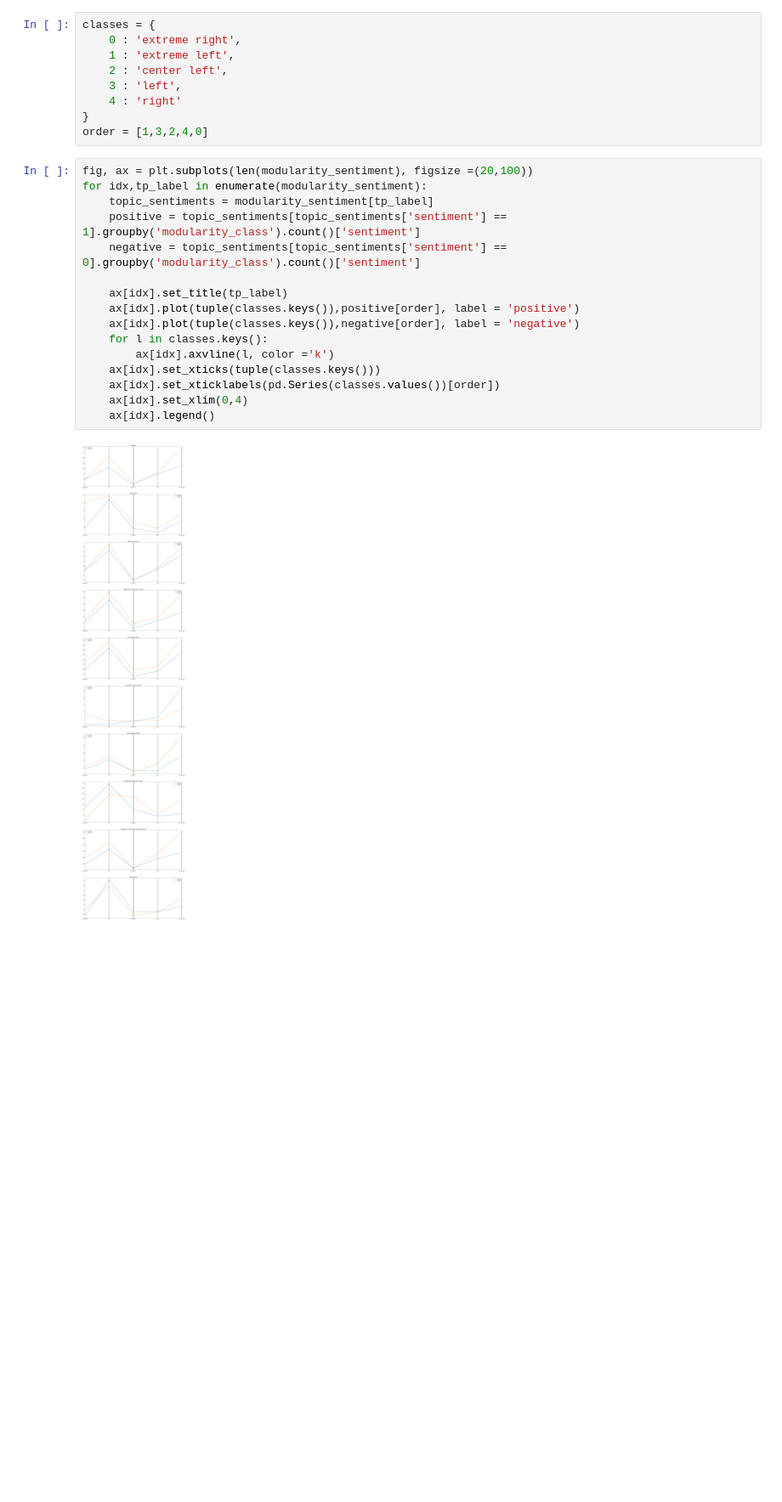
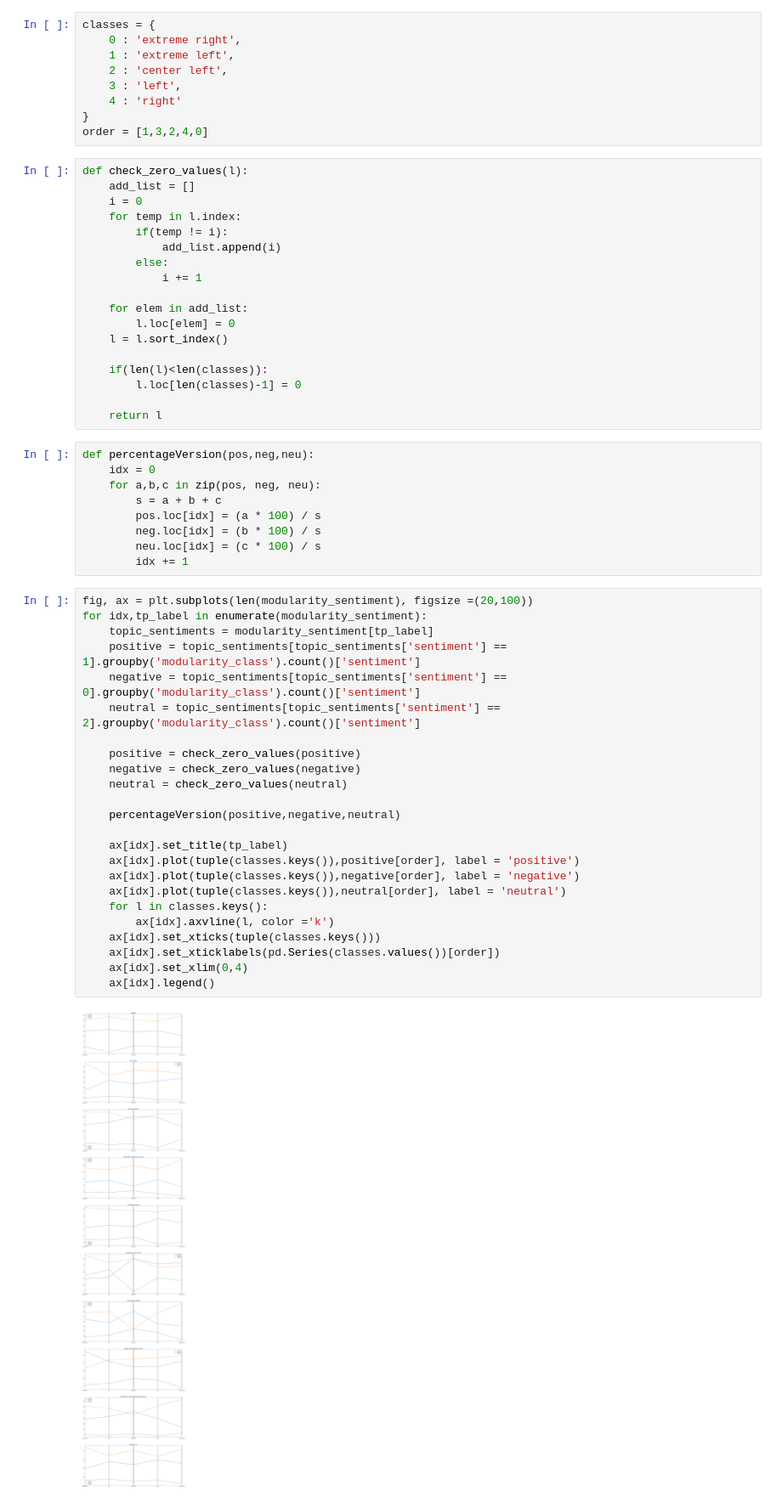
Before and after one commit to stefanoleggio/colombian-politics-analysis, a Jupyter notebook: networks/sentiment-topic/notebook.ipynb, the cells around one changed output. Shown at 85% size. Cells and saved outputs as stored; diff of their text form; blank space fills up the shorter version.

Commit message:
sentiment

```diff
--- a/networks/sentiment-topic/notebook.ipynb
+++ b/networks/sentiment-topic/notebook.ipynb
@@ -69,21 +79,56 @@ classes = {
     4 : 'right'
 }
 order = [1,3,2,4,0]
+# %%
+def check_zero_values(l):
+    add_list = []
+    i = 0
+    for temp in l.index:
+        if(temp != i):
+            add_list.append(i)
+        else:
+            i += 1
+
+    for elem in add_list:
+        l.loc[elem] = 0
+    l = l.sort_index()
+
+    if(len(l)<len(classes)):
+        l.loc[len(classes)-1] = 0
+
+    return l
+# %%
+def percentageVersion(pos,neg,neu):
+    idx = 0
+    for a,b,c in zip(pos, neg, neu):
+        s = a + b + c
+        pos.loc[idx] = (a * 100) / s
+        neg.loc[idx] = (b * 100) / s
+        neu.loc[idx] = (c * 100) / s
+        idx += 1
 # %%
 fig, ax = plt.subplots(len(modularity_sentiment), figsize =(20,100))
 for idx,tp_label in enumerate(modularity_sentiment):
     topic_sentiments = modularity_sentiment[tp_label]
     positive = topic_sentiments[topic_sentiments['sentiment'] == 1].groupby('modularity_class').count()['sentiment']
     negative = topic_sentiments[topic_sentiments['sentiment'] == 0].groupby('modularity_class').count()['sentiment']
+    neutral = topic_sentiments[topic_sentiments['sentiment'] == 2].groupby('modularity_class').count()['sentiment']
+
+    positive = check_zero_values(positive)
+    negative = check_zero_values(negative)
+    neutral = check_zero_values(neutral)
+
+    percentageVersion(positive,negative,neutral)
 
     ax[idx].set_title(tp_label)
     ax[idx].plot(tuple(classes.keys()),positive[order], label = 'positive')
     ax[idx].plot(tuple(classes.keys()),negative[order], label = 'negative')
+    ax[idx].plot(tuple(classes.keys()),neutral[order], label = 'neutral')
     for l in classes.keys():
         ax[idx].axvline(l, color ='k')
     ax[idx].set_xticks(tuple(classes.keys()))
     ax[idx].set_xticklabels(pd.Series(classes.values())[order])
     ax[idx].set_xlim(0,4)
     ax[idx].legend()
 # %% [output]
-[figure, old version]
+[figure, new version]
```
Also changed, not shown: parts of 2 cells of this notebook, 10 other files.
